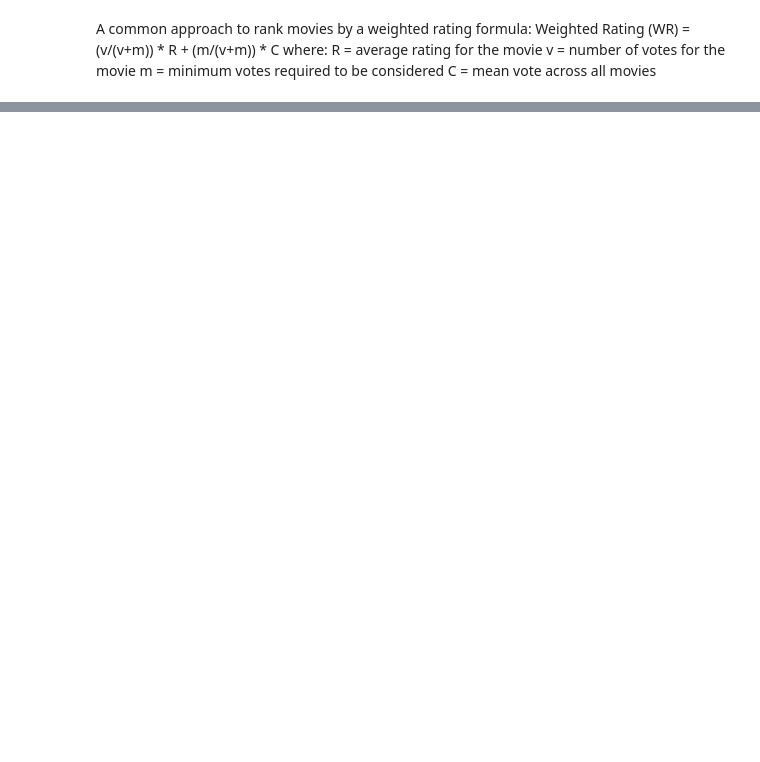
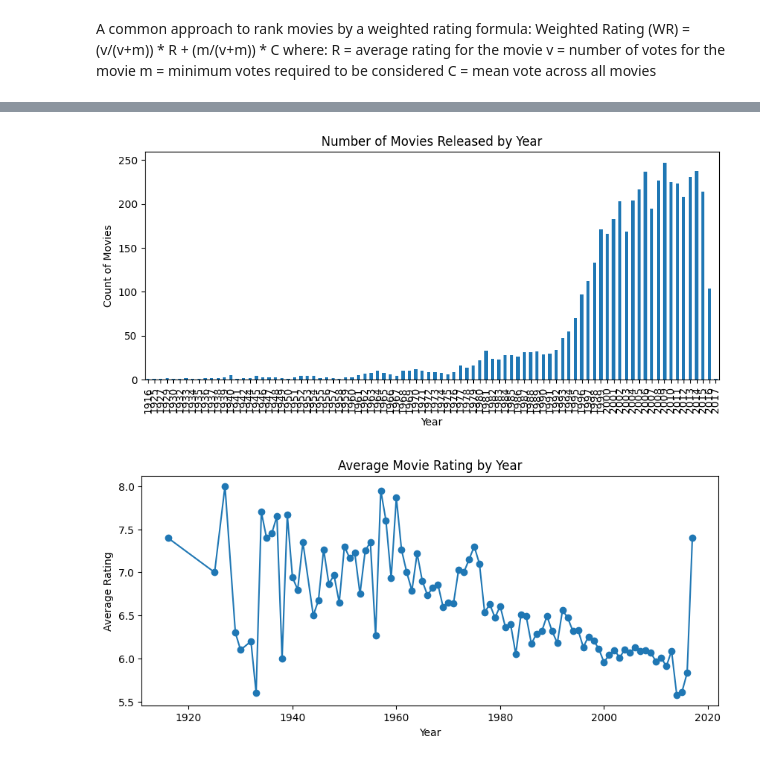
Before and after one commit to tonykorycki/Nova-Movie-Recommendation, a Jupyter notebook: data_filtering.ipynb, the cells around one changed output, grey strips where cells are left out. Cells and saved outputs as stored; diff of their text form; code cells hidden in the pictures; blank space fills up the shorter version.

```diff
--- a/data_filtering.ipynb
+++ b/data_filtering.ipynb
@@ -231,0 +302,26 @@ print(popular_movies[['title', 'vote_count', 'vote_average', 'score']].head(10))
+# %%
+# First, parse release year
+merged_df['release_year'] = pd.to_datetime(merged_df['release_date'], errors='coerce').dt.year
+
+# Count how many movies are released each year
+year_counts = merged_df.groupby('release_year')['id'].count().dropna()
+
+plt.figure(figsize=(10, 4))
+year_counts.plot(kind='bar')
+plt.title('Number of Movies Released by Year')
+plt.xlabel('Year')
+plt.ylabel('Count of Movies')
+plt.show()
+
+# Average rating by year
+year_ratings = merged_df.groupby('release_year')['vote_average'].mean()
+
+plt.figure(figsize=(10, 4))
+year_ratings.plot(kind='line', marker='o')
+plt.title('Average Movie Rating by Year')
+plt.xlabel('Year')
+plt.ylabel('Average Rating')
+plt.show()
+# %% [output]
+[figure, added]
+[figure, added]
```
Also changed, not shown: parts of 9 cells of this notebook, 2 other files.
